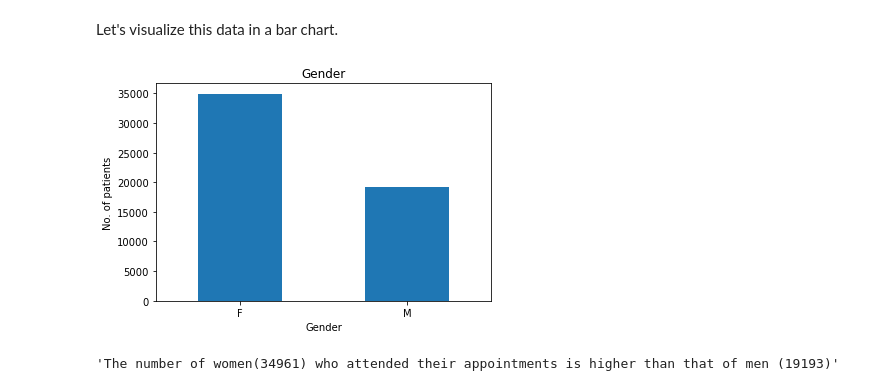
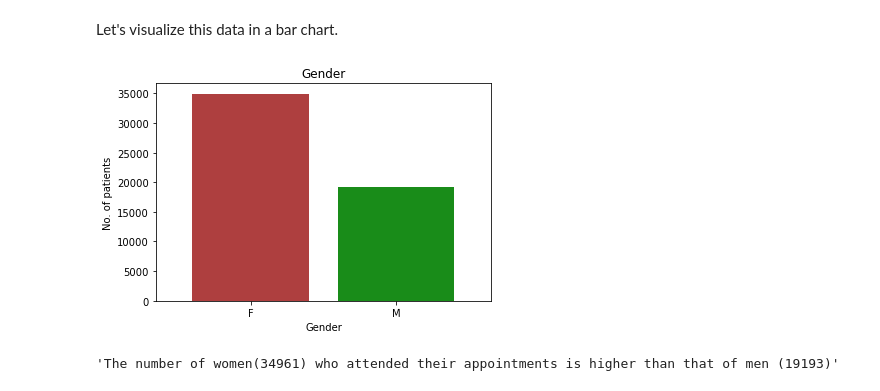
Before and after one commit to zadmainda/-No-Show-DataAnalysis, a Jupyter notebook: appointment No Shows Data Analysis.ipynb, the cells around one changed output. Drawn from its saved outputs; the diff is of its cells as text; code cells hidden in the pictures.

```diff
--- a/appointment No Shows Data Analysis.ipynb
+++ b/appointment No Shows Data Analysis.ipynb
@@ -432,9 +429,9 @@ Name: PatientID, dtype: int64
 # %% [markdown]
 Let's visualize this data in a bar chart.
 # %%
-attended_appointment.plot(kind='bar', title='Gender',ylabel='No. of patients',rot=1 );
+attended_appointment.plot(kind='bar',color=['brown','green'],alpha=0.9, width=0.8,title='Gender',ylabel='No. of patients',rot=1 );
 # %% [output]
-[figure, old version]
+[figure, new version]
 # %%
 'The number of women({}) who attended their appointments is higher than that of men ({})'.format(attended_appointment.F, attended_appointment.M)
 # %% [output]
```
Also changed, not shown: parts of 23 cells of this notebook.
